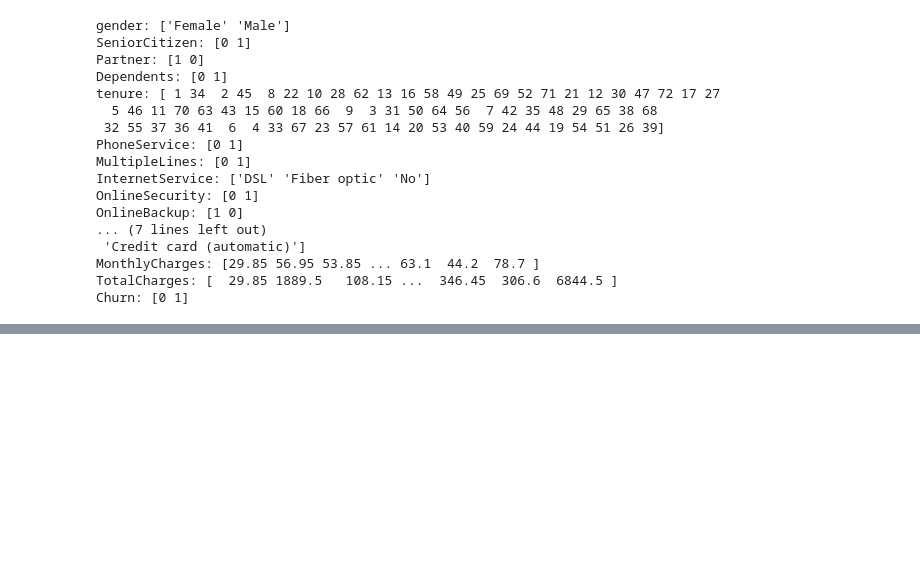
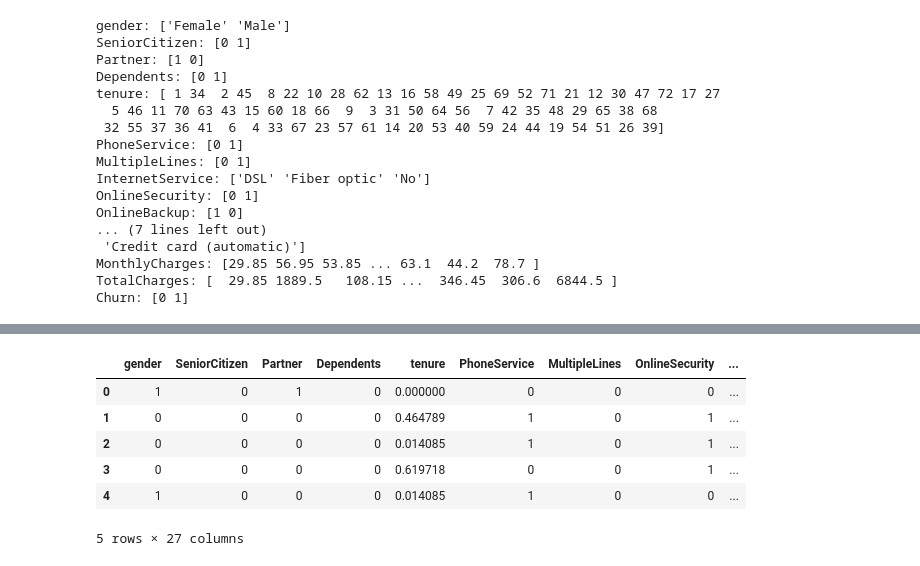
Before and after one commit to Im-Arth1307/Customer-Churn-Prediction-ML, a Jupyter notebook: main.ipynb, the cells around one changed output, grey strips where cells are left out. Saved outputs shown, nothing was run; the diff lists cells and outputs as text; code cells hidden in the pictures; blank space fills up the shorter version.

```diff
--- a/main.ipynb
+++ b/main.ipynb
@@ -233,0 +264,3 @@ Churn: [0 1]
+# %%
+df2 = pd.get_dummies(data=df1, columns=['InternetService', 'Contract', 'PaymentMethod'])
+df2.columns
@@ -233,0 +278,14 @@ Churn: [0 1]
+# %%
+cols_to_scale = ['tenure', 'MonthlyCharges', 'TotalCharges']
+
+scalar = MinMaxScaler()
+df2[cols_to_scale] = scalar.fit_transform(df2[cols_to_scale])
+df2.head()
+# %% [output]
+|  | gender | SeniorCitizen | Partner | Dependents | tenure | PhoneService | MultipleLines | OnlineSecurity | ... |
+| 0 | 1 | 0 | 1 | 0 | 0.000000 | 0 | 0 | 0 | ... |
+| 1 | 0 | 0 | 0 | 0 | 0.464789 | 1 | 0 | 1 | ... |
+| 2 | 0 | 0 | 0 | 0 | 0.014085 | 1 | 0 | 1 | ... |
+| 3 | 0 | 0 | 0 | 0 | 0.619718 | 0 | 0 | 1 | ... |
+| 4 | 1 | 0 | 0 | 0 | 0.014085 | 1 | 0 | 0 | ... |
+5 rows × 27 columns
```
Also changed, not shown: parts of 5 cells of this notebook.
